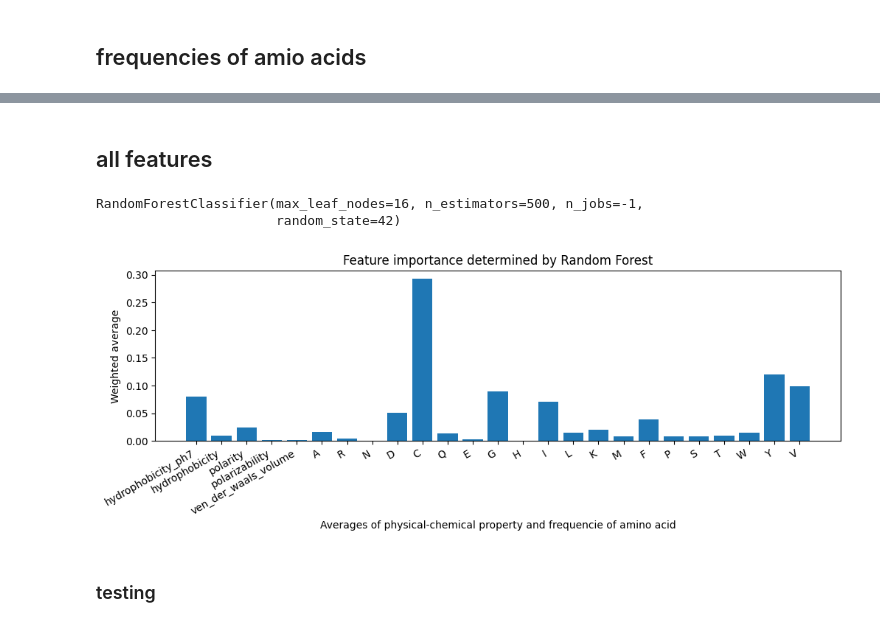
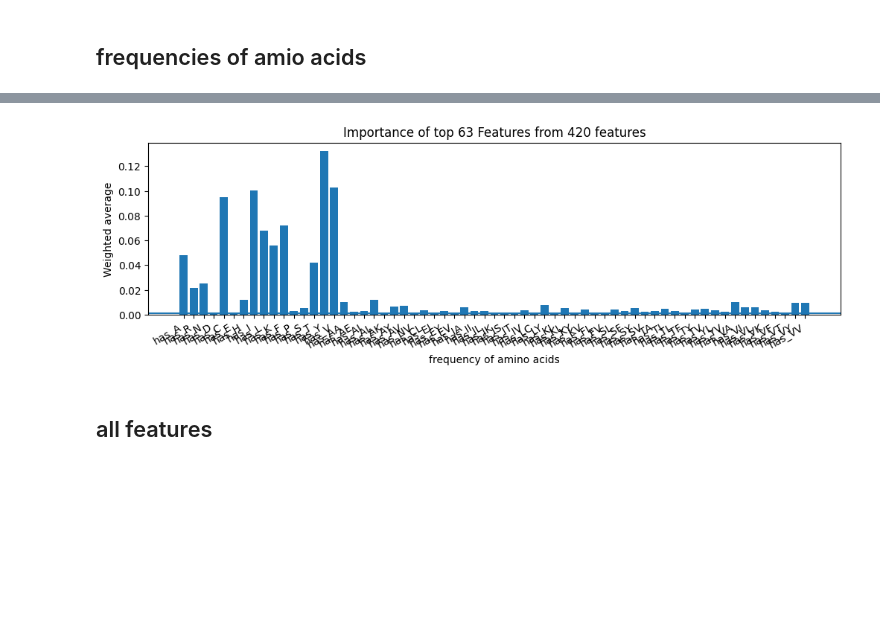
Before and after one commit to Tiezhengyuan/ml_epitope, a Jupyter notebook: src/select_features.ipynb, the cells around one changed output, grey strips where cells are left out. Saved outputs shown, nothing was run; the diff lists cells and outputs as text; code cells hidden in the pictures; blank space fills up the shorter version.

Commit message:
randomforest

```diff
--- a/src/select_features.ipynb
+++ b/src/select_features.ipynb
@@ -114,0 +149,17 @@ plt.show()
+# %%
+# feature importance
+imp = pd.Series(model3.feature_importances_, index = list(df3)[2:])
+threshold = 0.001
+top_exist = imp[imp > threshold]
+
+plt.figure(figsize=(12,3))
+plt.bar(top_exist.index, top_exist)
+plt.title(f'Importance of top {len(top_exist)} Features from {len(imp)} features')
+plt.xlabel('frequency of amino acids')
+plt.ylabel('Weighted average')
+# ha: horizontal alignment
+plt.xticks(rotation=30, ha='right')
+plt.axhline(y=threshold)
+plt.show()
+# %% [output]
+[figure, added]
@@ -115,26 +168,2 @@ plt.show()
 # %% [markdown]
 ## all features
-# %%
-from sklearn.ensemble import RandomForestClassifier
-
-model = RandomForestClassifier(n_estimators=500, max_leaf_nodes=16, n_jobs=-1, random_state=42)
-model.fit(X_train, y_train)
-# %% [output]
-RandomForestClassifier(max_leaf_nodes=16, n_estimators=500, n_jobs=-1,
-                       random_state=42)
-# %%
-# feature importance
-imp = pd.Series(model.feature_importances_, index = list(df)[:-1])
-
-plt.figure(figsize=(12,3))
-plt.bar(imp.index, imp)
-plt.title('Feature importance determined by Random Forest')
-plt.xlabel('Averages of physical-chemical property and frequencie of amino acid')
-plt.ylabel('Weighted average')
-# ha: horizontal alignment
-plt.xticks(rotation=30, ha='right')
-plt.show()
-# %% [output]
-[figure, removed]
-# %% [markdown]
-### testing
```
Also changed, not shown: parts of 33 cells of this notebook, 5 other files.
